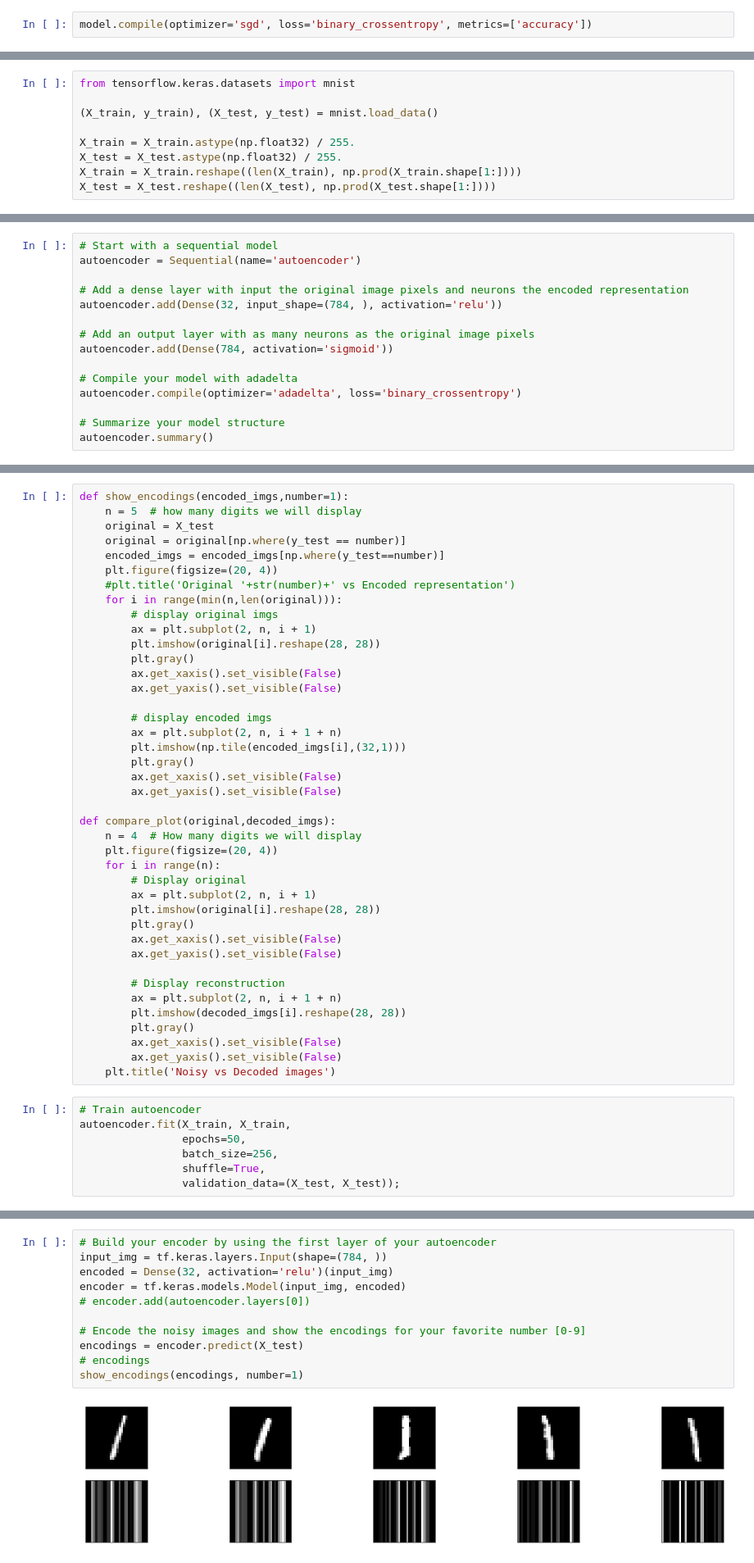
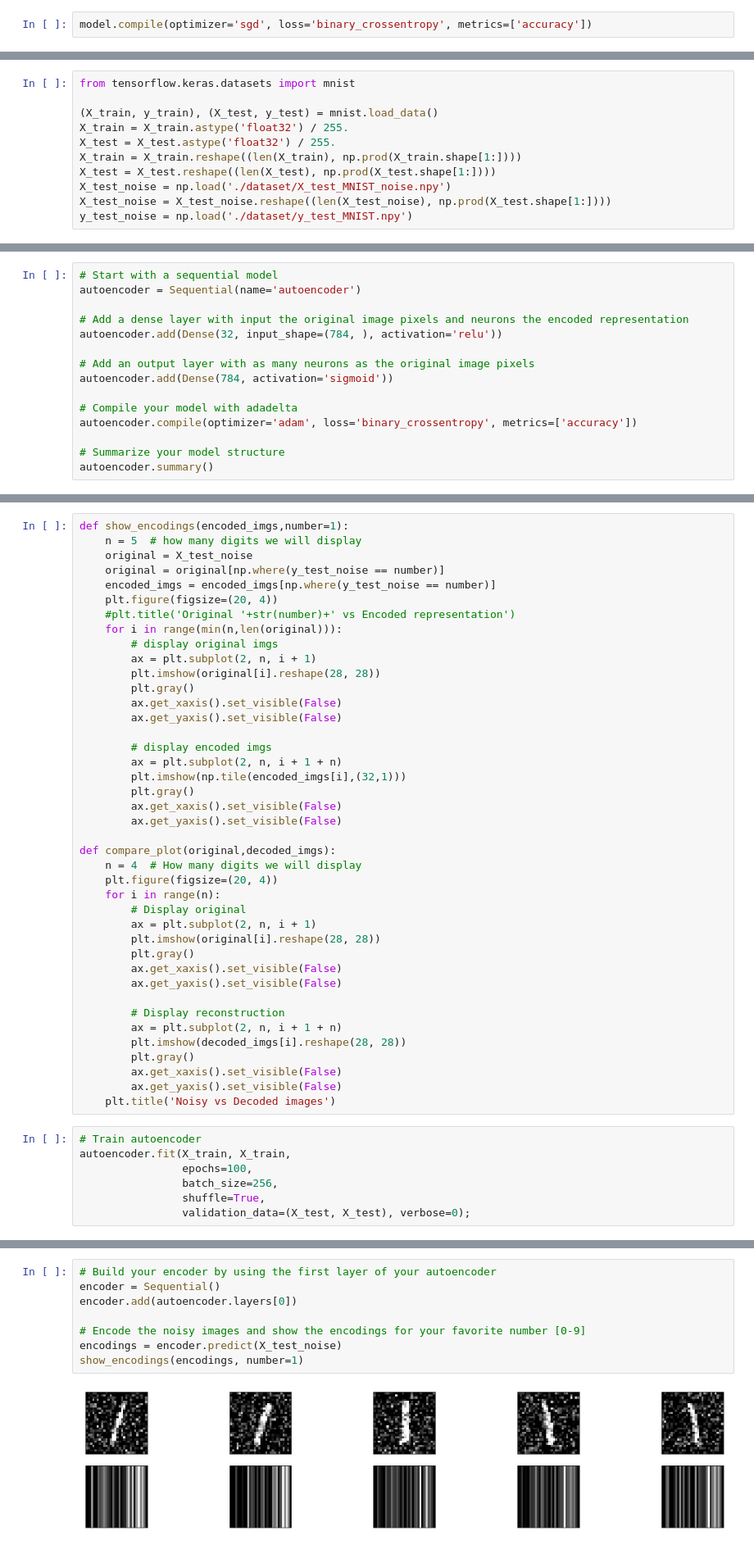
Before and after one commit to goodboychan/datacamp_repo, a Jupyter notebook: Introduction.to.Deep.Learning.with.Keras/Advanced-Model-Architectures.ipynb, the cells around one changed output, grey strips where cells are left out. Shown at 82% size. Cells and saved outputs as stored; diff of their text form.

```diff
--- a/Introduction.to.Deep.Learning.with.Keras/Advanced-Model-Architectures.ipynb
+++ b/Introduction.to.Deep.Learning.with.Keras/Advanced-Model-Architectures.ipynb
@@ -160,8 +160,10 @@ You will encode and decode the MNIST dataset of handwritten digits, the hidden l
 from tensorflow.keras.datasets import mnist
 
 (X_train, y_train), (X_test, y_test) = mnist.load_data()
-
-X_train = X_train.astype(np.float32) / 255.
-X_test = X_test.astype(np.float32) / 255.
+X_train = X_train.astype('float32') / 255.
+X_test = X_test.astype('float32') / 255.
 X_train = X_train.reshape((len(X_train), np.prod(X_train.shape[1:])))
 X_test = X_test.reshape((len(X_test), np.prod(X_test.shape[1:])))
+X_test_noise = np.load('./dataset/X_test_MNIST_noise.npy')
+X_test_noise = X_test_noise.reshape((len(X_test_noise), np.prod(X_test.shape[1:])))
+y_test_noise = np.load('./dataset/y_test_MNIST.npy')
@@ -176,7 +180,7 @@ autoencoder.add(Dense(32, input_shape=(784, ), activation='relu'))
 autoencoder.add(Dense(784, activation='sigmoid'))
 
 # Compile your model with adadelta
-autoencoder.compile(optimizer='adadelta', loss='binary_crossentropy')
+autoencoder.compile(optimizer='adam', loss='binary_crossentropy', metrics=['accuracy'])
 
 # Summarize your model structure
 autoencoder.summary()
@@ -206,9 +210,9 @@ The digits in this noisy dataset look like this:
 # %%
 def show_encodings(encoded_imgs,number=1):
     n = 5  # how many digits we will display
-    original = X_test
-    original = original[np.where(y_test == number)]
-    encoded_imgs = encoded_imgs[np.where(y_test==number)]
+    original = X_test_noise
+    original = original[np.where(y_test_noise == number)]
+    encoded_imgs = encoded_imgs[np.where(y_test_noise == number)]
     plt.figure(figsize=(20, 4))
     #plt.title('Original '+str(number)+' vs Encoded representation')
     for i in range(min(n,len(original))):
@@ -247,7 +251,7 @@ def compare_plot(original,decoded_imgs):
 # %%
 # Train autoencoder
 autoencoder.fit(X_train, X_train,
-                epochs=50,
+                epochs=100,
                 batch_size=256,
                 shuffle=True,
-                validation_data=(X_test, X_test));
+                validation_data=(X_test, X_test), verbose=0);
@@ -272,16 +258,13 @@ Epoch 50/50
 # %%
 # Build your encoder by using the first layer of your autoencoder
-input_img = tf.keras.layers.Input(shape=(784, ))
-encoded = Dense(32, activation='relu')(input_img)
-encoder = tf.keras.models.Model(input_img, encoded)
-# encoder.add(autoencoder.layers[0])
+encoder = Sequential()
+encoder.add(autoencoder.layers[0])
 
 # Encode the noisy images and show the encodings for your favorite number [0-9]
-encodings = encoder.predict(X_test)
-# encodings
+encodings = encoder.predict(X_test_noise)
 show_encodings(encodings, number=1)
 # %% [output]
-[figure, old version]
+[figure, new version]
 # %%
 decoder_layer = autoencoder.layers[-1]
 decoder = tf.keras.models.Model()
```
Also changed, not shown: parts of 42 cells of this notebook, 8 other files.
